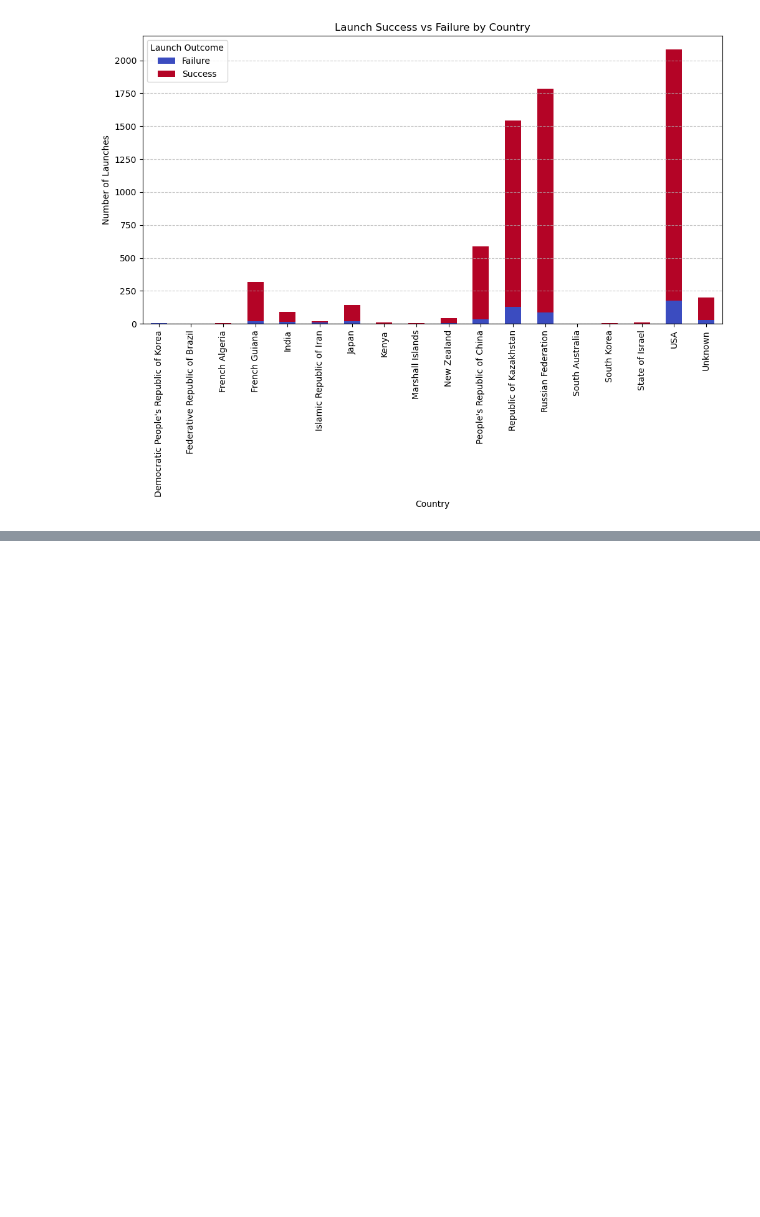
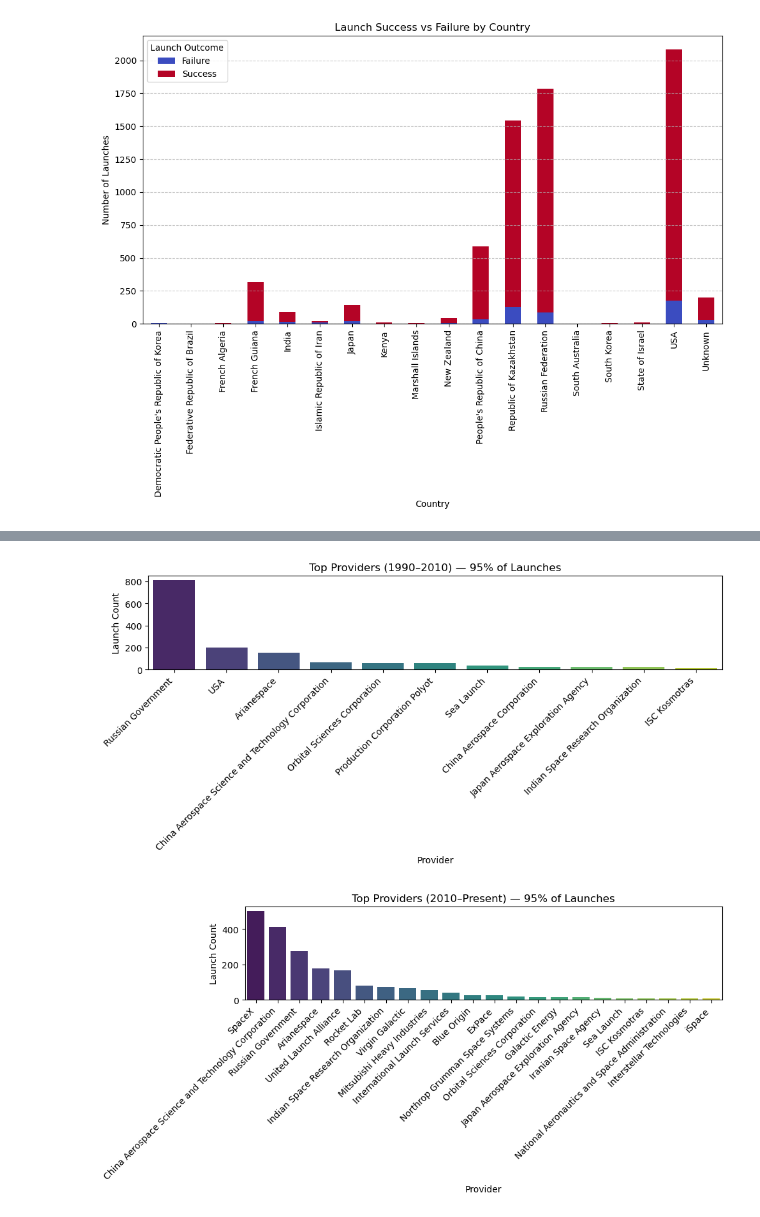
Before and after one commit to com-480-data-visualization/Fam, a Jupyter notebook: Exploration.ipynb, the cells around one changed output, grey strips where cells are left out. Saved outputs shown, nothing was run; the diff lists cells and outputs as text; code cells hidden in the pictures; blank space fills up the shorter version.

```diff
--- a/Exploration.ipynb
+++ b/Exploration.ipynb
@@ -138,0 +286,43 @@ plt.show()
+# %%
+import seaborn as sns
+import matplotlib.pyplot as plt
+
+# Mapping for government groups
+Russian_1990_2010_govt = {
+    "Russian Federal Space Agency (ROSCOSMOS)": "Russian Government",
+    "Russian Aerospace Defence Forces": "Russian Government",
+    "Russian Space Forces": "Russian Government",
+    "Progress Rocket Space Center": "Russian Government",
+    "Russian Federal Space Agency": "Russian Government",
+    "Strategic Rocket Forces": "Russian Government",
+    "Soviet Space Program": "Russian Government",
+    "Khrunichev State Research and Production Space Center": "Russian Government",
+
+}
+USA_1990_2010_govt = {
+    "United States Air Force": "USA",
+    "Lockheed Martin": "Russian Government",
+    "United Space Alliance": "Russian Government",
+    "Lockheed Space Operations Company": "Russian Government",
+    "United Launch Alliance": "Russian Government",
+}
+
+
+
+Russian_2010_present_govt = {
+    "Russian Federal Space Agency (ROSCOSMOS)": "Russian Government",
+    "Russian Aerospace Defence Forces": "Russian Government",
+    "Russian Space Forces": "Russian Government",
+    "Khrunichev State Research and Production Space Center": "Russian Government",
+}
+
+
+df_1990_2010.loc[:, 'Provider'] = df_1990_2010['Provider'].replace(Russian_1990_2010_govt)
+df_1990_2010.loc[:, 'Provider'] = df_1990_2010['Provider'].replace(USA_1990_2010_govt)
+plot_top_providers(df_1990_2010, 'Top Providers (1990–2010) — 95% of Launches', 0.95, False)
+
+df_2010_present.loc[:, 'Provider'] = df_2010_present['Provider'].replace(Russian_2010_present_govt)
+plot_top_providers(df_2010_present, 'Top Providers (2010–Present) — 95% of Launches', 0.95,False)
+# %% [output]
+[figure, added]
+[figure, added]
```
Also changed, not shown: parts of 9 cells of this notebook.
